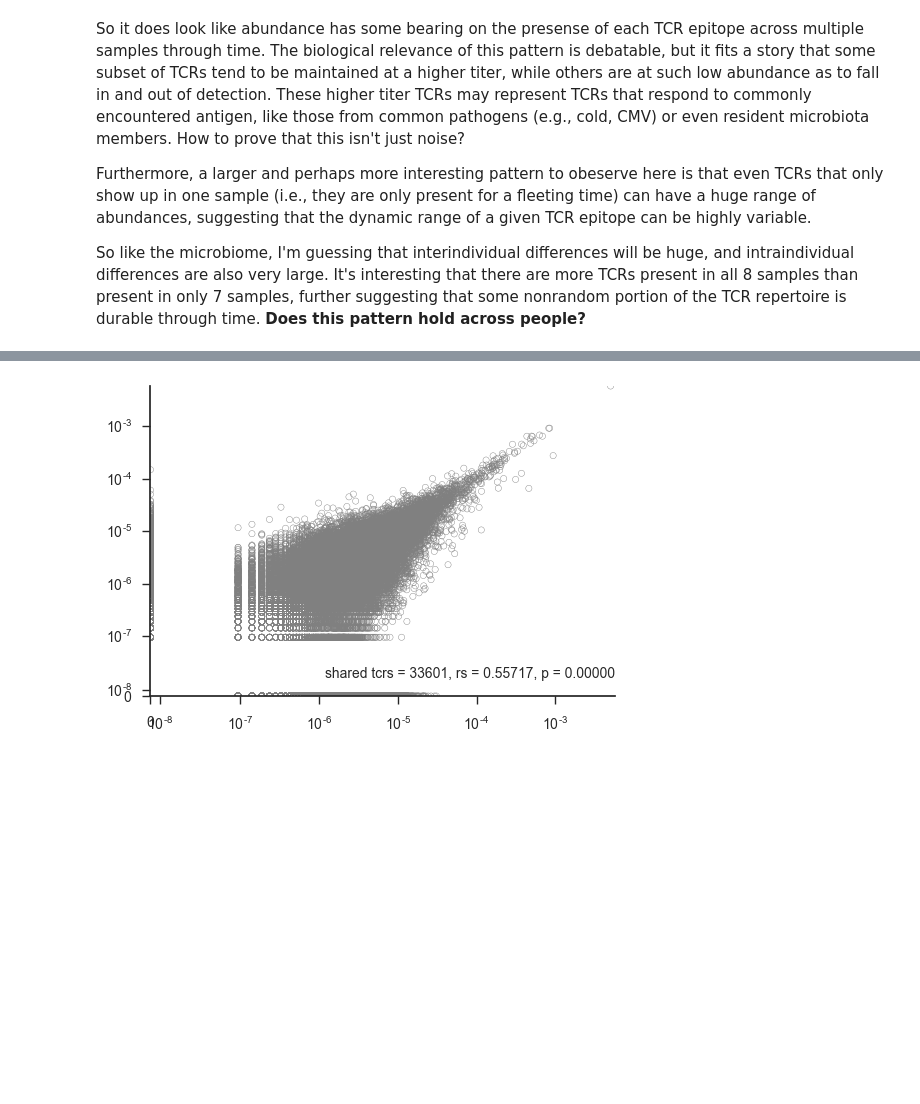
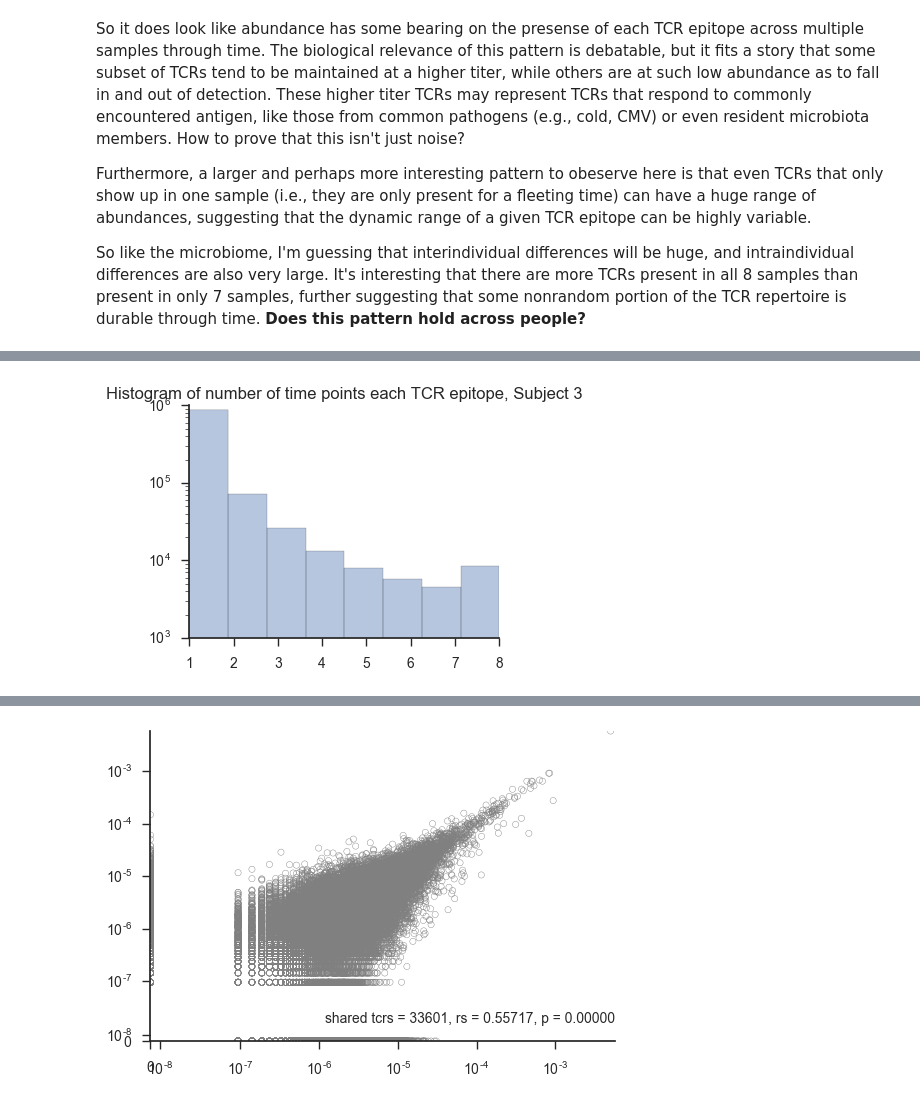
Before and after one commit to nathanieldchu/tcr_pilot, a Jupyter notebook: tcrb_timecourse.ipynb, the cells around one changed output, grey strips where cells are left out. Saved outputs shown, nothing was run; the diff lists cells and outputs as text; code cells hidden in the pictures; blank space fills up the shorter version.

```diff
--- a/tcrb_timecourse.ipynb
+++ b/tcrb_timecourse.ipynb
@@ -1106,0 +1266,18 @@ So like the microbiome, I'm guessing that interindividual differences will be hu
+# %%
+#Readback the table and look for a durable TCR in subject 3
+sub3_timecourse = pd.read_csv('/Users/ndchu/Documents/tcr_fmt/tcrb_timecourse/subject03_timecourse.tsv.gz',
+                                           sep='\t', compression='gzip')
+# %%
+sub3_pbmc_samples = metadata[(metadata['individual'] == 'subject03') & (metadata['cells'] == 'PBMC')]['sample_short']
+sub3_pbmc_timecourse = sub3_timecourse[(sub3_timecourse['sample'].isin(sub3_pbmc_samples))]
+# %%
+#get number of unique samples per tcr epitope
+nsam_tcrepi_sub3 = sub3_pbmc_timecourse.groupby('tcr_epitope').apply(lambda x: x['sample'].nunique())
+# %%
+fig = plt.figure(figsize=(4, 3))
+sns.distplot(nsam_tcrepi_sub3, bins=8, kde=False)
+plt.yscale('log')
+plt.title('Histogram of number of time points each TCR epitope, Subject 3')
+sns.despine()
+# %% [output]
+[figure, added]
```
Also changed, not shown: parts of 103 cells of this notebook.
